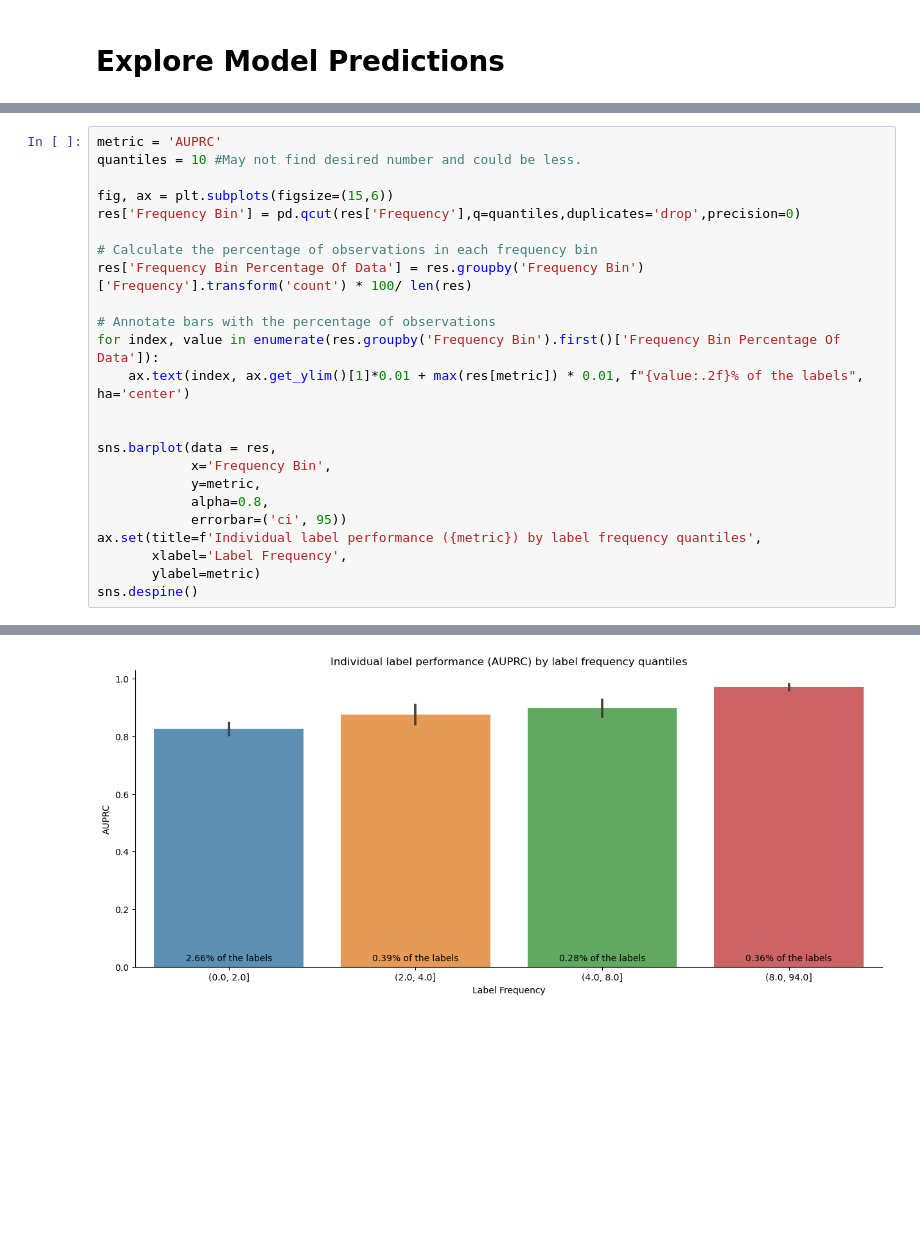
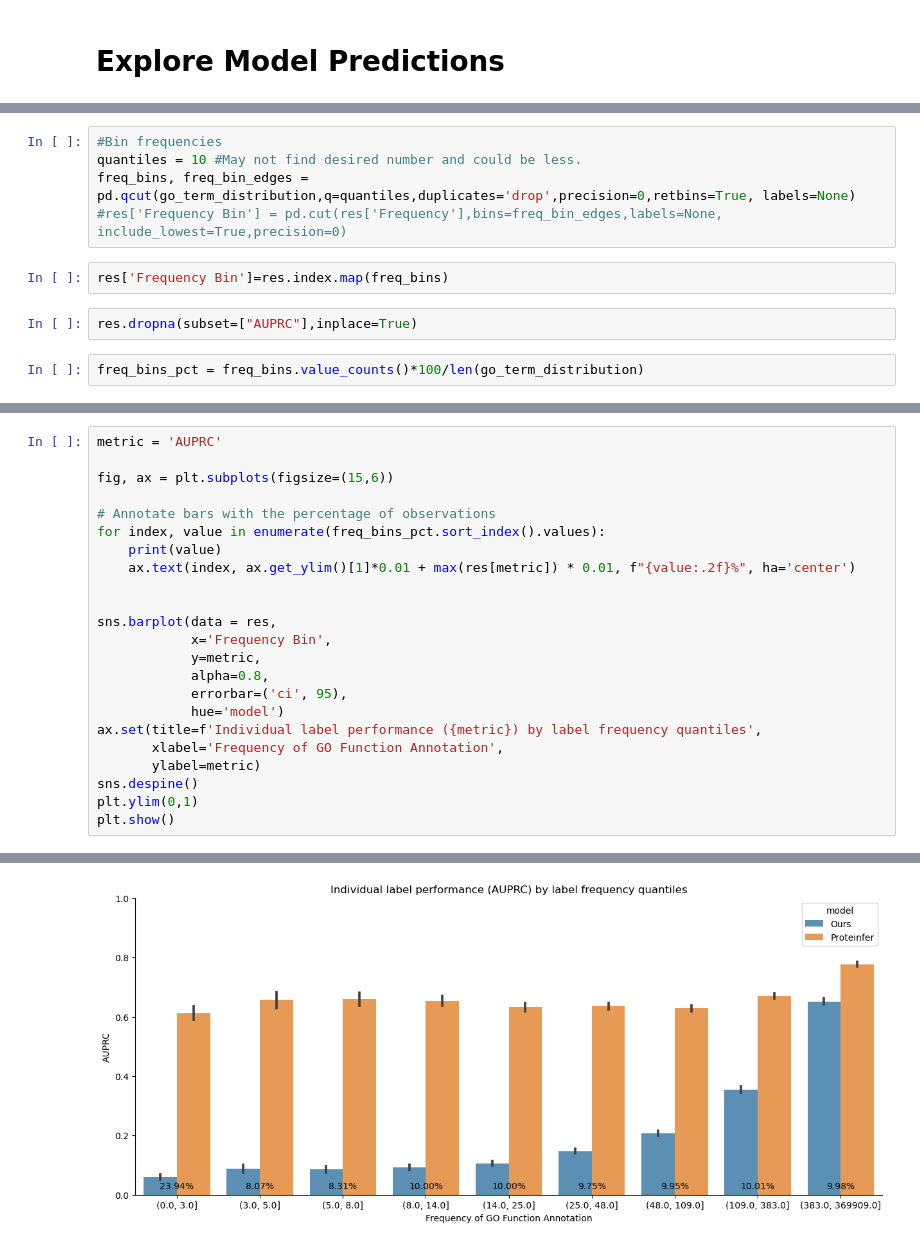
Before and after one commit to microsoft/protnote, a Jupyter notebook: notebooks/EDA.ipynb, the cells around one changed output, grey strips where cells are left out. Drawn from its saved outputs; the diff is of its cells as text; blank space fills up the shorter version.

```diff
--- a/notebooks/EDA.ipynb
+++ b/notebooks/EDA.ipynb
@@ -118,0 +551,11 @@ res.head()
+# %%
+#Bin frequencies
+quantiles = 10 #May not find desired number and could be less.
+freq_bins, freq_bin_edges = pd.qcut(go_term_distribution,q=quantiles,duplicates='drop',precision=0,retbins=True, labels=None)
+#res['Frequency Bin'] = pd.cut(res['Frequency'],bins=freq_bin_edges,labels=None, include_lowest=True,precision=0)
+# %%
+res['Frequency Bin']=res.index.map(freq_bins)
+# %%
+res.dropna(subset=["AUPRC"],inplace=True)
+# %%
+freq_bins_pct = freq_bins.value_counts()*100/len(go_term_distribution)
@@ -119,25 +575,24 @@ res.head()
 # %%
 metric = 'AUPRC'
-quantiles = 10 #May not find desired number and could be less.
 
 fig, ax = plt.subplots(figsize=(15,6))
-res['Frequency Bin'] = pd.qcut(res['Frequency'],q=quantiles,duplicates='drop',precision=0)
-
-# Calculate the percentage of observations in each frequency bin
-res['Frequency Bin Percentage Of Data'] = res.groupby('Frequency Bin')['Frequency'].transform('count') * 100/ len(res)
 
 # Annotate bars with the percentage of observations
-for index, value in enumerate(res.groupby('Frequency Bin').first()['Frequency Bin Percentage Of Data']):
-    ax.text(index, ax.get_ylim()[1]*0.01 + max(res[metric]) * 0.01, f"{value:.2f}% of the labels", ha='center')
+for index, value in enumerate(freq_bins_pct.sort_index().values):
+    print(value)
+    ax.text(index, ax.get_ylim()[1]*0.01 + max(res[metric]) * 0.01, f"{value:.2f}%", ha='center')
 
 
 sns.barplot(data = res,
             x='Frequency Bin',
             y=metric,
             alpha=0.8,
-            errorbar=('ci', 95))
+            errorbar=('ci', 95),
+            hue='model')
 ax.set(title=f'Individual label performance ({metric}) by label frequency quantiles',
-       xlabel='Label Frequency',
+       xlabel='Frequency of GO Function Annotation',
        ylabel=metric)
 sns.despine()
+plt.ylim(0,1)
+plt.show()
 # %% [output]
@@ -144 +608 @@ sns.despine()
-[figure, old version]
+[figure, new version]
```
Also changed, not shown: parts of 82 cells of this notebook, 13 other files.
